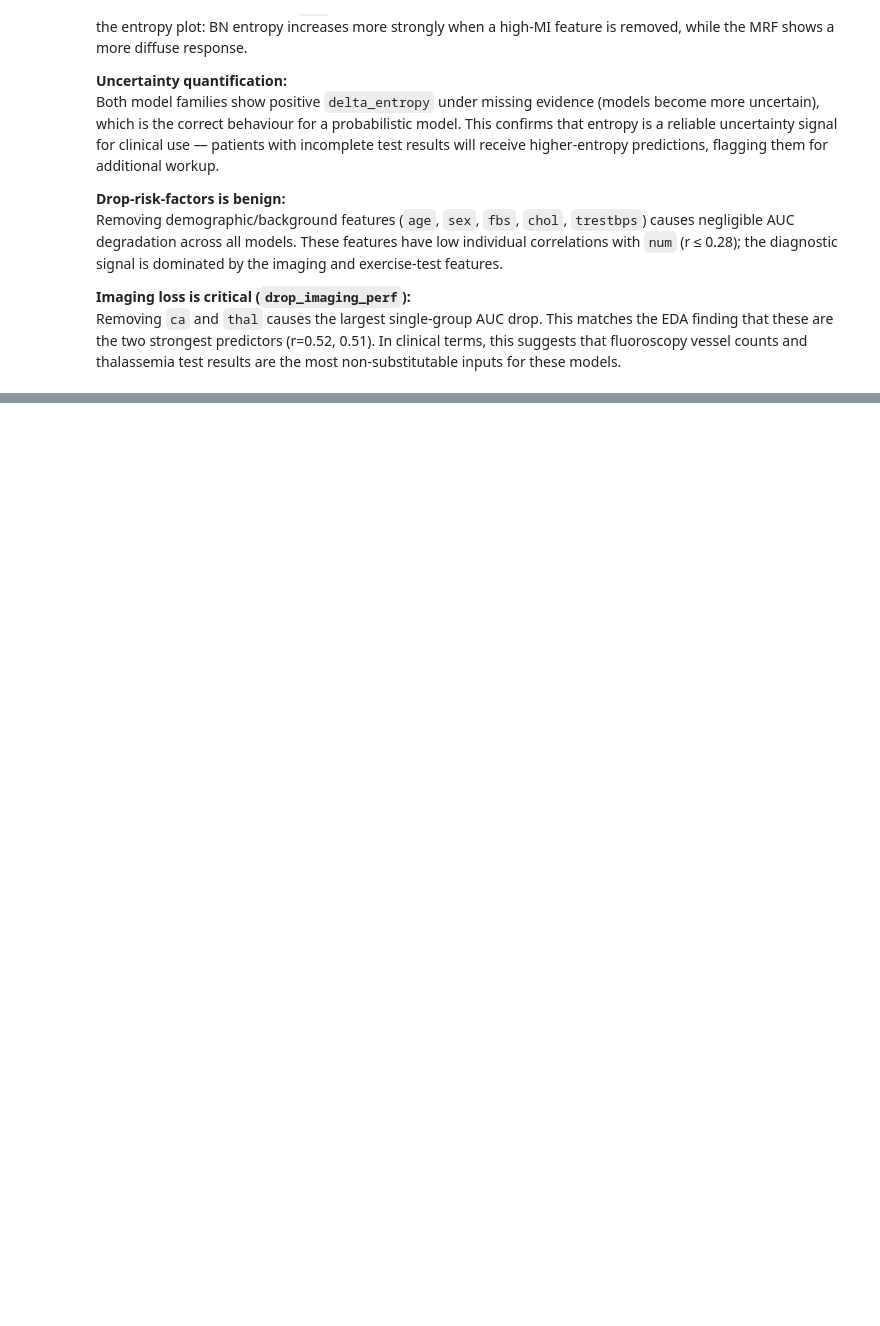
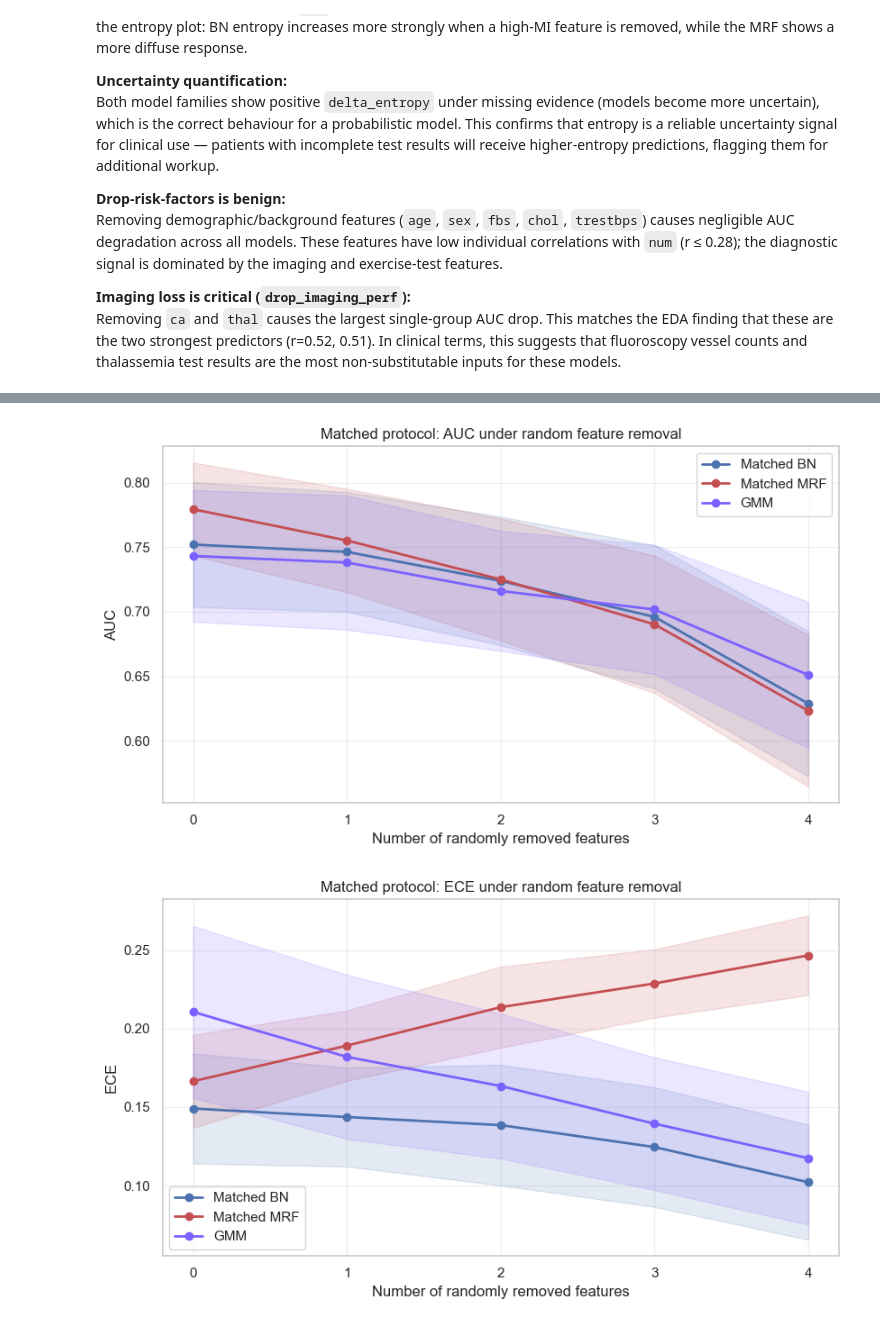
Before and after one commit to cheahcha/cs5340-project, a Jupyter notebook: robustness_experiments.ipynb, the cells around one changed output, grey strips where cells are left out. Cells and saved outputs as stored; diff of their text form; code cells hidden in the pictures; blank space fills up the shorter version.

```diff
--- a/robustness_experiments.ipynb
+++ b/robustness_experiments.ipynb
@@ -436,0 +744,18 @@ Removing `ca` and `thal` causes the largest single-group AUC drop. This matches
+# %%
+RANDOM_MISSING_COUNTS = [0, 1, 2, 3, 4]
+RANDOM_REPEATS = 20
+
+matched_random_df = run_random_missingness(
+    matched_df,
+    feature_columns=MATCHED_FEATURES,
+    model_specs=matched_model_specs,
+    missing_counts=RANDOM_MISSING_COUNTS,
+    repeats=RANDOM_REPEATS,
+    random_state=42,
+)
+matched_random_summary = summarize_random_missingness_results(
+    matched_random_df,
+    metrics=['auc', 'auc_drop', 'brier_increase', 'ece_increase', 'delta_entropy'],
+    model_order=MATCHED_MODEL_ORDER,
+)
+display(matched_random_summary)
@@ -436,0 +790,27 @@ Removing `ca` and `thal` causes the largest single-group AUC drop. This matches
+# %%
+plot_random_missingness_curves(
+    matched_random_df,
+    value_col='auc',
+    title='Matched protocol: AUC under random feature removal',
+    ylabel='AUC',
+    model_order=MATCHED_MODEL_ORDER,
+)
+
+plot_random_missingness_curves(
+    matched_random_df,
+    value_col='ece',
+    title='Matched protocol: ECE under random feature removal',
+    ylabel='ECE',
+    model_order=MATCHED_MODEL_ORDER,
+)
+
+plot_random_missingness_curves(
+    matched_random_df,
+    value_col='mean_entropy',
+    title='Matched protocol: predictive entropy under random feature removal',
+    ylabel='Mean entropy (bits)',
+    model_order=MATCHED_MODEL_ORDER,
+)
+# %% [output]
+[figure, added]
+[figure, added]
```
Also changed, not shown: parts of 16 cells of this notebook, 1 other file.
